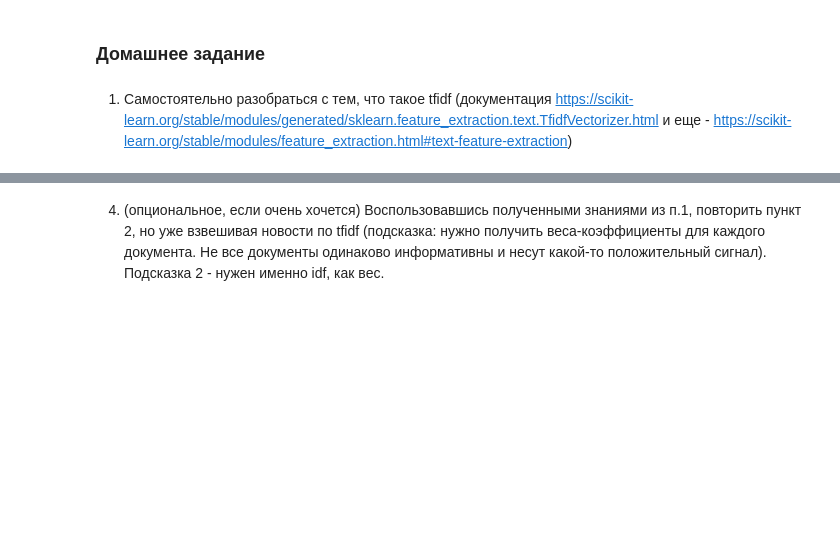
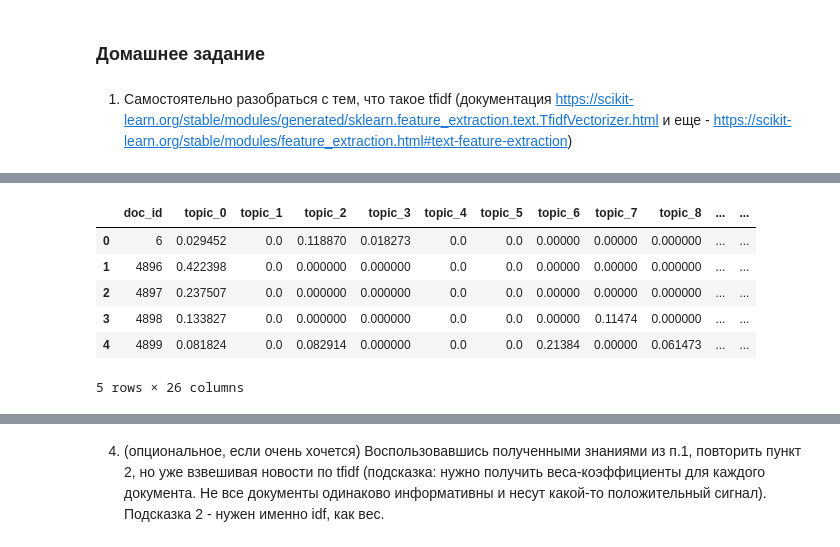
Before and after one commit to Alikhan0707/ml_in_business, a Jupyter notebook: hw_2.ipynb, the cells around one changed output, grey strips where cells are left out. Cells and saved outputs as stored; diff of their text form; code cells hidden in the pictures; blank space fills up the shorter version.

```diff
--- a/hw_2.ipynb
+++ b/hw_2.ipynb
@@ -120,0 +118,5 @@ def lemmatization(text):
+# %%
+texts = [t for t in news['title'].values]
+
+common_dictionary = Dictionary(texts)
+common_corpus = [common_dictionary.doc2bow(text) for text in texts]
@@ -120,0 +128,10 @@ def lemmatization(text):
+# %%
+temp_file = datapath('model.lda')
+lda.save(temp_file)
+
+lda = LdaModel.load(temp_file)
+# %%
+other_texts = [t for t in news['title'].iloc[:3]]
+other_corpus = [common_dictionary.doc2bow(text) for text in other_texts]
+
+unseen_doc = other_corpus[2]
@@ -120,0 +166,27 @@ def lemmatization(text):
+# %%
+def get_lda_vector(text):
+    unseen_doc = common_dictionary.doc2bow(text)
+    lda_tuple = lda[unseen_doc]
+    not_null_topics = dict(zip([i[0] for i in lda_tuple], [i[1] for i in lda_tuple]))
+
+    output_vector = []
+    for i in range(25):
+        if i not in not_null_topics:
+            output_vector.append(0)
+        else:
+            output_vector.append(not_null_topics[i])
+    return np.array(output_vector)
+# %%
+topic_matrix = pd.DataFrame([get_lda_vector(text) for text in news['title'].values])
+topic_matrix.columns = ['topic_{}'.format(i) for i in range(25)]
+topic_matrix['doc_id'] = news['doc_id'].values
+topic_matrix = topic_matrix[['doc_id']+['topic_{}'.format(i) for i in range(25)]]
+topic_matrix.head(5)
+# %% [output]
+|  | doc_id | topic_0 | topic_1 | topic_2 | topic_3 | topic_4 | topic_5 | topic_6 | topic_7 | topic_8 | ... | ... |
+| 0 | 6 | 0.029452 | 0.0 | 0.118870 | 0.018273 | 0.0 | 0.0 | 0.00000 | 0.00000 | 0.000000 | ... | ... |
+| 1 | 4896 | 0.422398 | 0.0 | 0.000000 | 0.000000 | 0.0 | 0.0 | 0.00000 | 0.00000 | 0.000000 | ... | ... |
+| 2 | 4897 | 0.237507 | 0.0 | 0.000000 | 0.000000 | 0.0 | 0.0 | 0.00000 | 0.00000 | 0.000000 | ... | ... |
+| 3 | 4898 | 0.133827 | 0.0 | 0.000000 | 0.000000 | 0.0 | 0.0 | 0.00000 | 0.11474 | 0.000000 | ... | ... |
+| 4 | 4899 | 0.081824 | 0.0 | 0.082914 | 0.000000 | 0.0 | 0.0 | 0.21384 | 0.00000 | 0.061473 | ... | ... |
+5 rows × 26 columns
```
Also changed, not shown: parts of 63 cells of this notebook.
